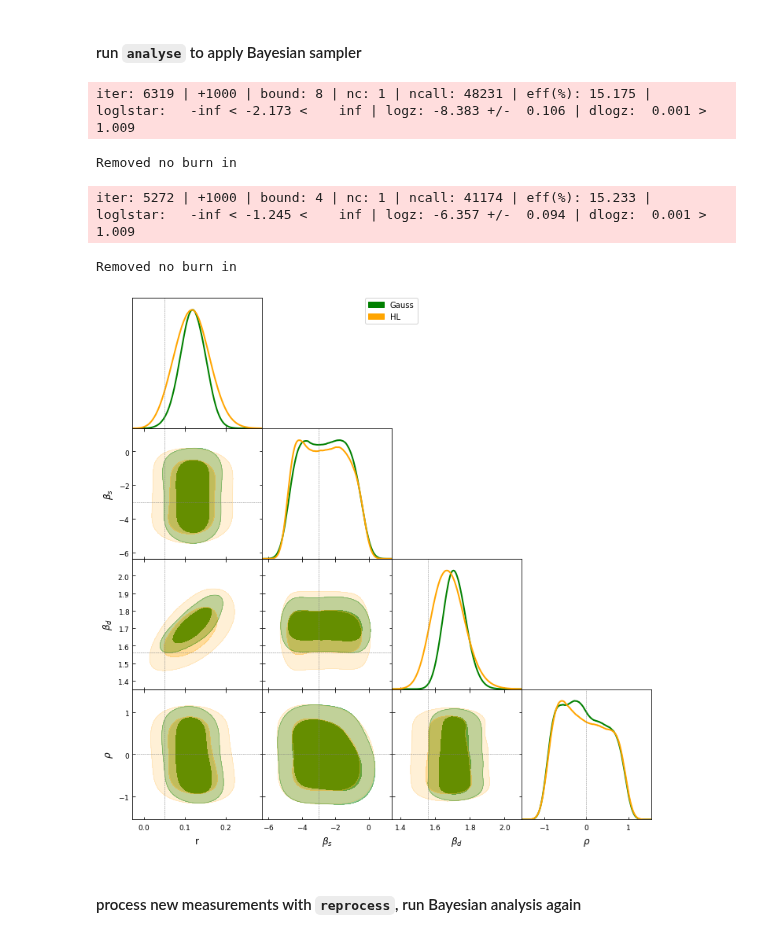
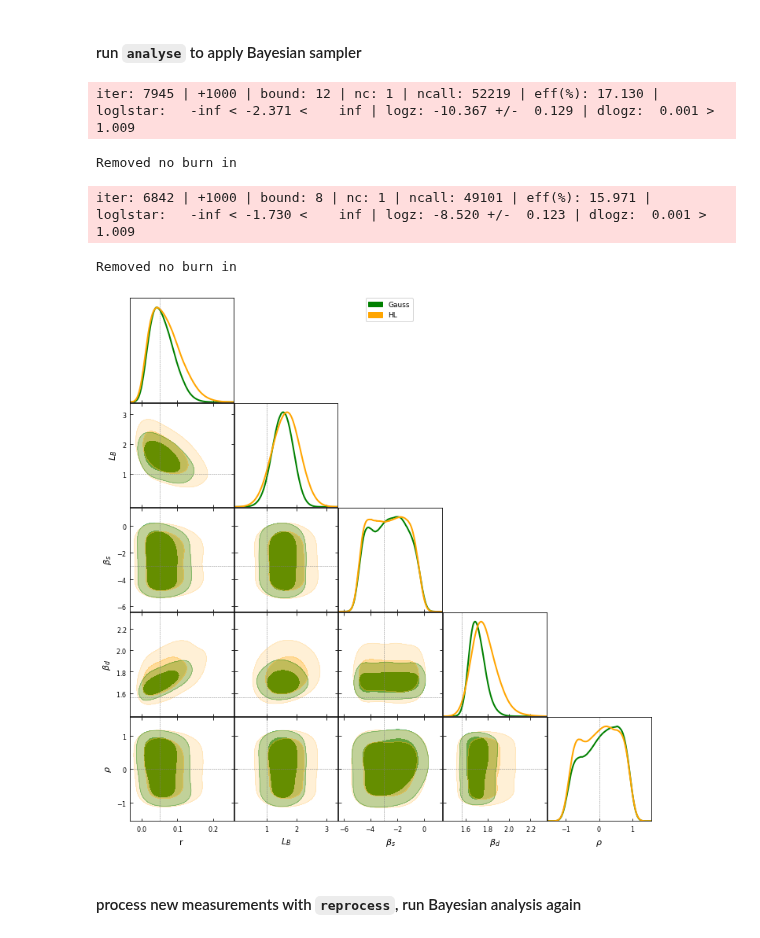
Before and after one commit to gioacchinowang/afra, a Jupyter notebook: tutorials/tutorial10.ipynb, the cells around one changed output. Saved outputs shown, nothing was run; the diff lists cells and outputs as text; code cells hidden in the pictures.

```diff
--- a/tutorials/tutorial10.ipynb
+++ b/tutorials/tutorial10.ipynb
@@ -94,33 +94,33 @@ Wall time: 4min 23s
 # %% [markdown]
 #### run `analyse` to apply Bayesian sampler
 # %%
-names = [r'r',r'$\beta_s$',r'$\beta_d$',r'$\rho$']
-truths = [0.05,-3.,1.56,0.]
+names = [r'r',r'$L_B$',r'$\beta_s$',r'$\beta_d$',r'$\rho$']
+truths = [0.05,1.,-3.,1.56,0.]
 KWARGS = {'nlive':1000}
 pipeline.param_range = {'r':[0,0.5]}
 
 result1 = pipeline.analyse(inter[0],inter[1],inter[2],inter[3],kwargs=KWARGS)
 samples, weights = result1.samples, np.exp(result1.logwt - result1.logz[-1])
 pipeline.likelihood='gauss'
 samples1 = MCSamples(samples=samples,weights=weights,names=names,label='Gauss')
 
 pipeline.likelihood='hl'
 result2 = pipeline.analyse(inter[0],inter[1],inter[2],inter[3],kwargs=KWARGS)
 samples, weights = result2.samples, np.exp(result2.logwt - result2.logz[-1])
 samples2 = MCSamples(samples=samples,weights=weights,names=names,label='HL')
 
 g = plots.get_subplot_plotter(width_inch=10)
 g.settings.alpha_filled_add=0.4
 g.triangle_plot([samples1,samples2],markers=truths,
                 line_args=[{'lw':'2', 'color':'green'},{'lw':2, 'color':'orange'}],
                 contour_colors=['green','orange'],
                 filled=True, contour_lws=2)
 # %% [output]
-iter: 6319 | +1000 | bound: 8 | nc: 1 | ncall: 48231 | eff(%): 15.175 | loglstar:   -inf < -2.173 <    inf | logz: -8.383 +/-  0.106 | dlogz:  0.001 >  1.009
+iter: 7945 | +1000 | bound: 12 | nc: 1 | ncall: 52219 | eff(%): 17.130 | loglstar:   -inf < -2.371 <    inf | logz: -10.367 +/-  0.129 | dlogz:  0.001 >  1.009
 Removed no burn in
-iter: 5272 | +1000 | bound: 4 | nc: 1 | ncall: 41174 | eff(%): 15.233 | loglstar:   -inf < -1.245 <    inf | logz: -6.357 +/-  0.094 | dlogz:  0.001 >  1.009
+iter: 6842 | +1000 | bound: 8 | nc: 1 | ncall: 49101 | eff(%): 15.971 | loglstar:   -inf < -1.730 <    inf | logz: -8.520 +/-  0.123 | dlogz:  0.001 >  1.009
 Removed no burn in
-[figure, old version]
+[figure, new version]
 # %% [markdown]
 #### process new measurements with `reprocess`, run Bayesian analysis again
 # %%
```
Also changed, not shown: parts of 2 cells of this notebook, 10 other files.
